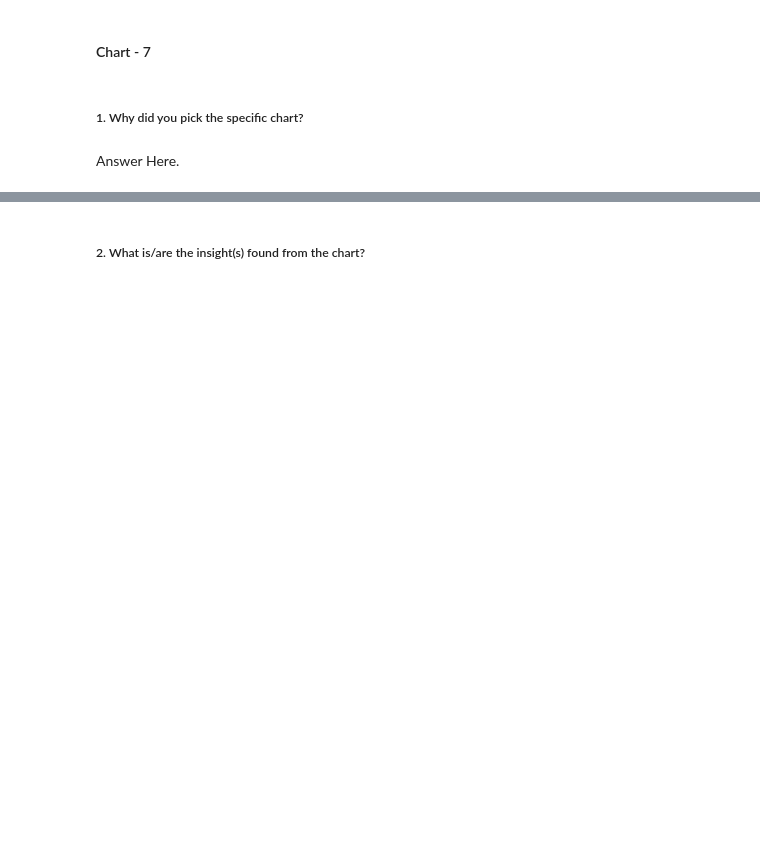
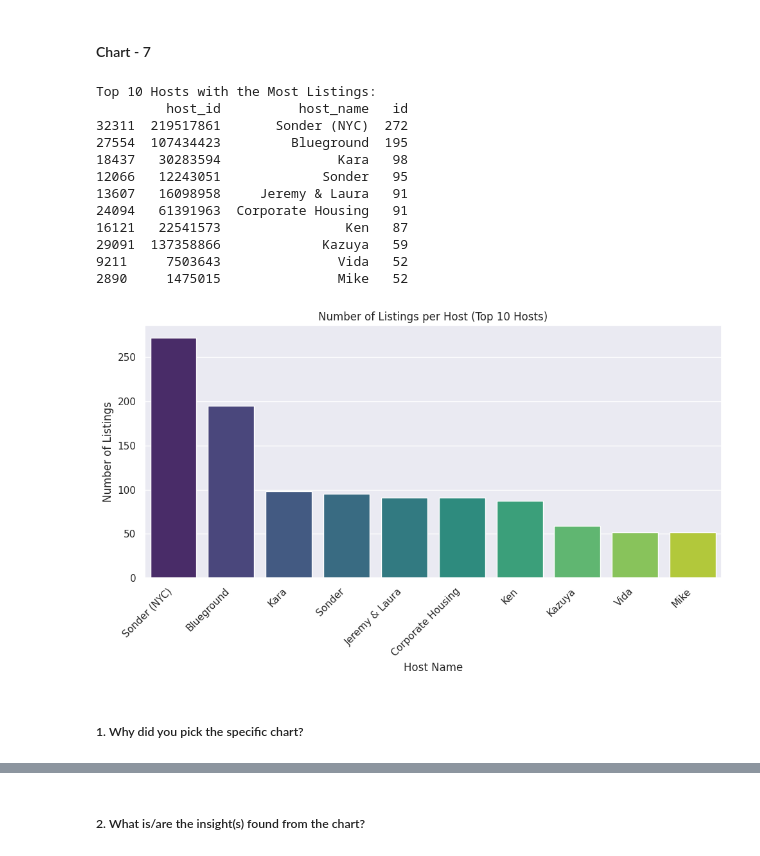
Before and after one commit to I-AM-PRASHANT-VERMA/Almabetter-Capstone-Project-AirBnb-Bookings-Exploratory-Data-Analysis, a Jupyter notebook: My_Airbnb_EDA_capstone_project.ipynb, the cells around one changed output, grey strips where cells are left out. Cells and saved outputs as stored; diff of their text form; code cells hidden in the pictures; blank space fills up the shorter version.

```diff
--- a/My_Airbnb_EDA_capstone_project.ipynb
+++ b/My_Airbnb_EDA_capstone_project.ipynb
@@ -726,4 +795,45 @@ Answer Here
+# %%
+# Chart - 7 visualization code
+import pandas as pd
+import matplotlib.pyplot as plt
+import seaborn as sns
+
+# Assuming you have your Airbnb dataset loaded into 'airbnb_df'
+# Replace 'your_dataset.csv' with the actual dataset file path if needed
+# airbnb_df = pd.read_csv('your_dataset.csv')
+
+# Group the data by host_id and calculate the number of listings per host
+listings_per_host = airbnb_df.groupby(['host_id', 'host_name'])['id'].count().reset_index()
+listings_per_host = listings_per_host.sort_values(by='id', ascending=False)
+
+# Visualize the distribution of listings per host (e.g., top 10 hosts with the most listings)
+plt.figure(figsize=(10, 6))
+sns.barplot(x=listings_per_host.head(10)['host_name'], y=listings_per_host.head(10)['id'], palette='viridis')  # Set the color palette to 'viridis'
+plt.xlabel('Host Name')
+plt.ylabel('Number of Listings')
+plt.title('Number of Listings per Host (Top 10 Hosts)')
+plt.xticks(rotation=45, ha='right')  # Rotate x-axis labels for readability
+plt.tight_layout()
+
+# Display the top 10 hosts with the most listings, including host names
+top_hosts = listings_per_host.head(10)
+print("Top 10 Hosts with the Most Listings:")
+print(top_hosts)
+
+plt.show()
+# %% [output]
+Top 10 Hosts with the Most Listings:
+         host_id          host_name   id
+32311  219517861       Sonder (NYC)  272
+27554  107434423         Blueground  195
+18437   30283594               Kara   98
+12066   12243051             Sonder   95
+13607   16098958     Jeremy & Laura   91
+24094   61391963  Corporate Housing   91
+16121   22541573                Ken   87
+29091  137358866             Kazuya   59
+9211     7503643               Vida   52
+2890     1475015               Mike   52
+[figure, added]
 # %% [markdown]
 ##### 1. Why did you pick the specific chart?
-# %% [markdown]
-Answer Here.
```
Also changed, not shown: parts of 34 cells of this notebook.
